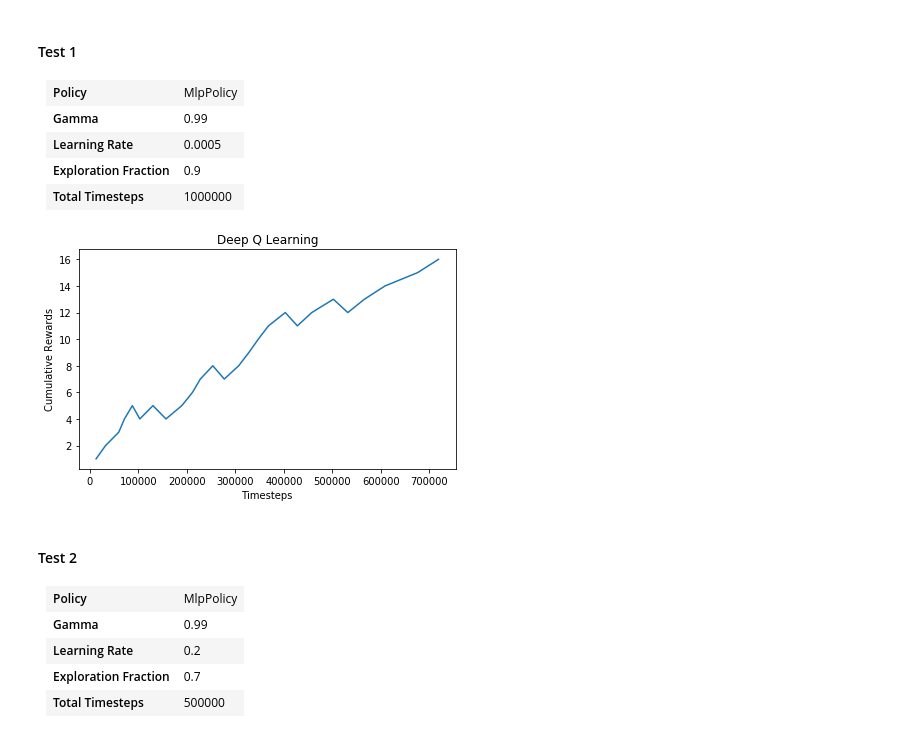
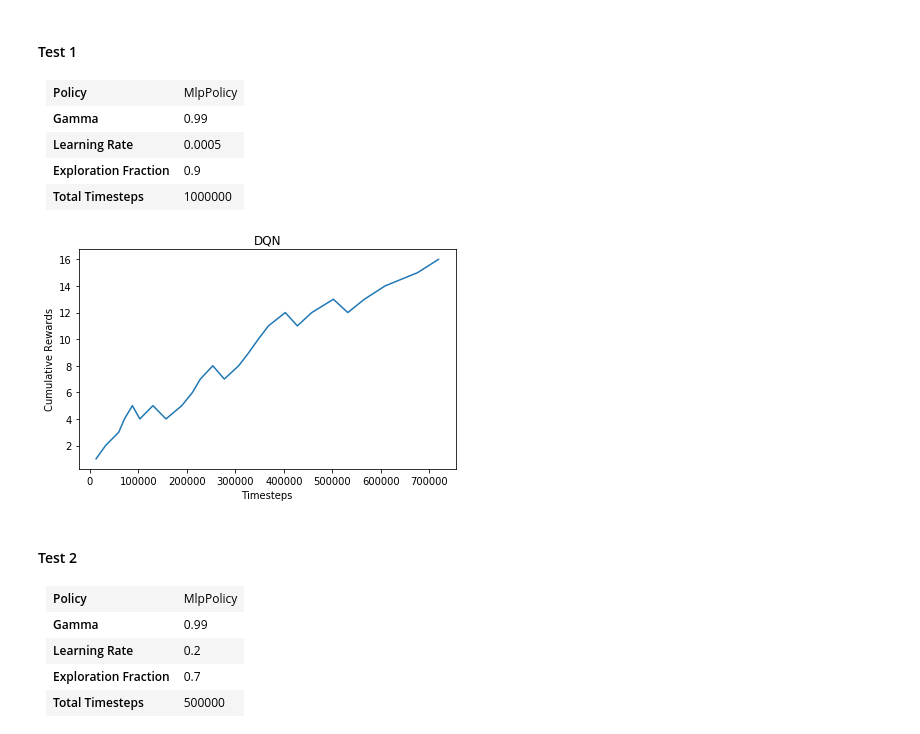
Before and after one commit to vitorhugo13/feup-iart, a Jupyter notebook: proj02/notebook.ipynb, the cells around one changed output. Drawn from its saved outputs; the diff is of its cells as text; code cells hidden in the pictures.

```diff
--- a/proj02/notebook.ipynb
+++ b/proj02/notebook.ipynb
@@ -201,9 +247,9 @@ from utils.utils import cumulative_plot
     </tr>
 </table>
 # %%
-cumulative_plot('./models/deepq_v0/', 'Deep Q Learning')
+cumulative_plot('./models/deepq_v0/', 'DQN')
 # %% [output]
-[figure, old version]
+[figure, new version]
 # %% [markdown]
 #### Test 2
 
```
Also changed, not shown: parts of 6 cells of this notebook, 7 other files.
